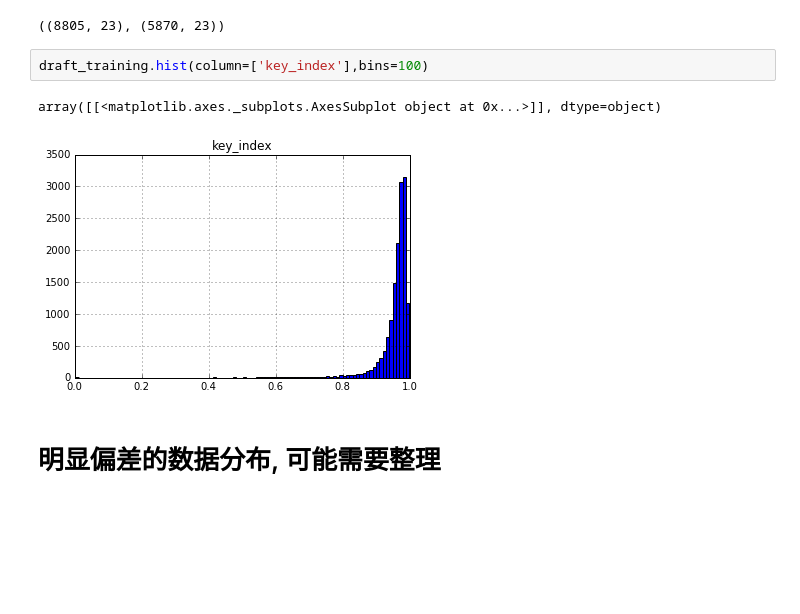
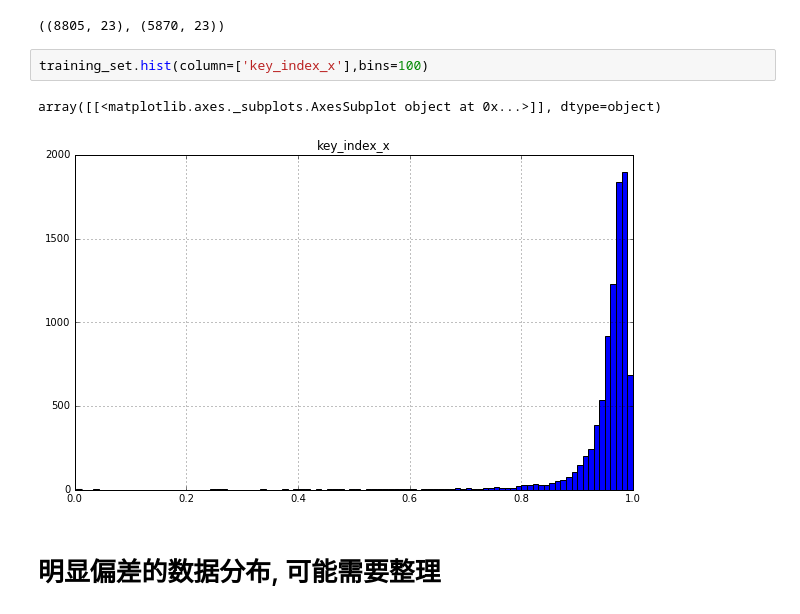
Before and after one commit to mofhu/tianchi-production-QC, a Jupyter notebook: read-csv.ipynb, the cells around one changed output. Drawn from its saved outputs; the diff is of its cells as text; blank space fills up the shorter version.

```diff
--- a/read-csv.ipynb
+++ b/read-csv.ipynb
@@ -45,10 +45,10 @@ training_set.shape, cv_set.shape
 # %% [output]
 ((8805, 23), (5870, 23))
 # %%
-draft_training.hist(column=['key_index'],bins=100)
+training_set.hist(column=['key_index_x'],bins=100)
 # %% [output]
 array([[<matplotlib.axes._subplots.AxesSubplot object at 0x...>]], dtype=object)
-[figure, old version]
+[figure, new version]
 # %% [markdown]
 # 明显偏差的数据分布, 可能需要整理
 # %%
```
Also changed, not shown: parts of 9 cells of this notebook, 4 other files.
